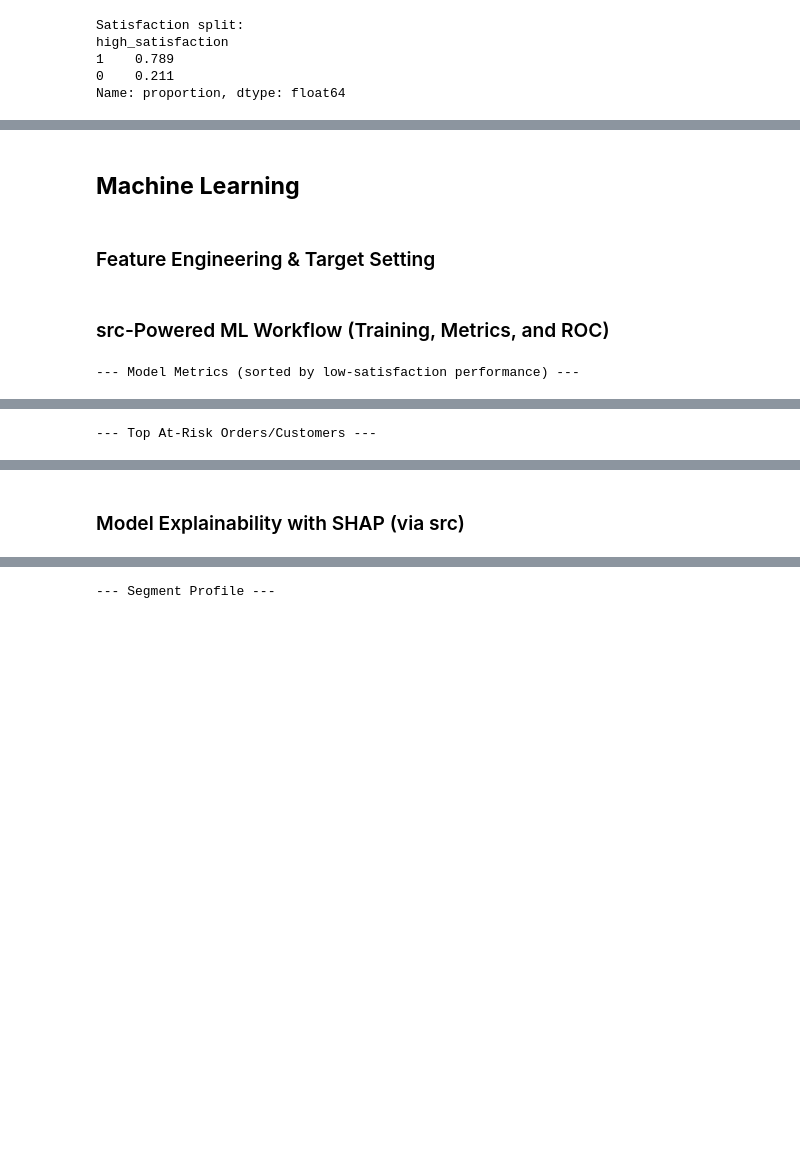
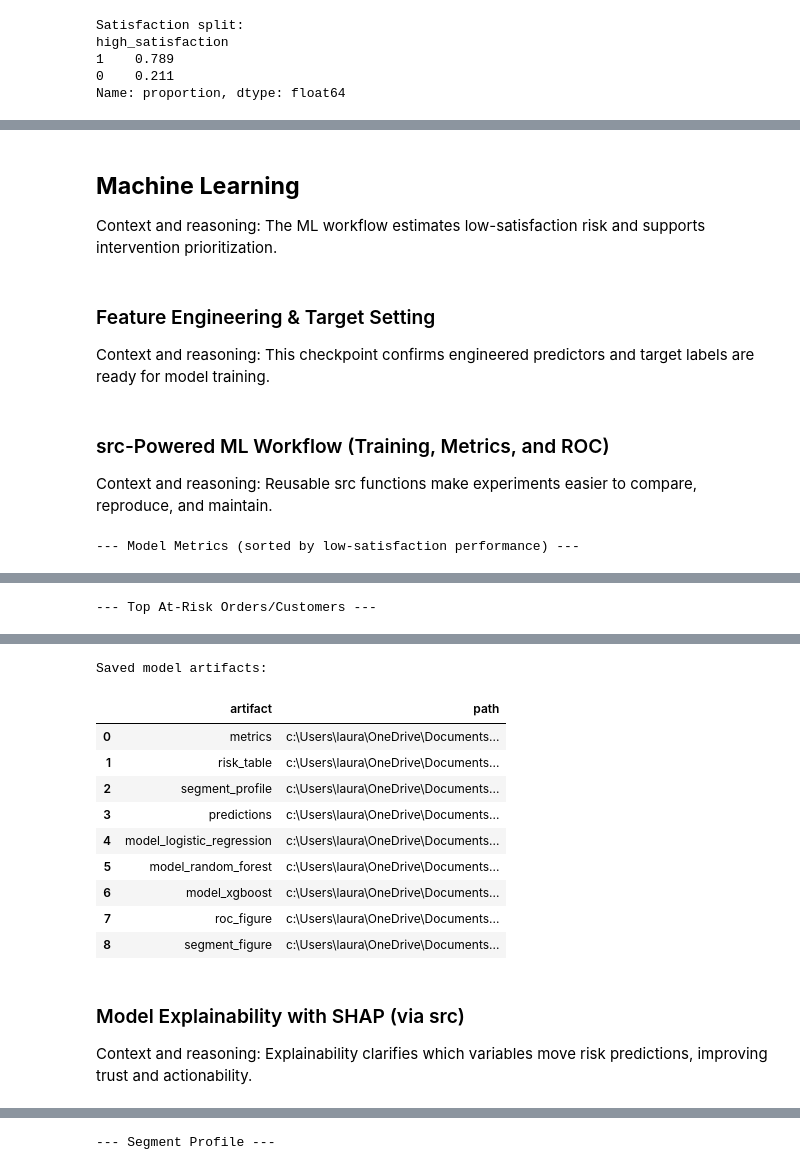
Before and after one commit to lauraromerog/Improving_Customer_Retention_through_Payment_Analytics, a Jupyter notebook: notebooks/olist_payment_analytics.ipynb, the cells around one changed output, grey strips where cells are left out. Saved outputs shown, nothing was run; the diff lists cells and outputs as text; code cells hidden in the pictures; blank space fills up the shorter version.

```diff
--- a/notebooks/olist_payment_analytics.ipynb
+++ b/notebooks/olist_payment_analytics.ipynb
@@ -291,20 +271,20 @@ Name: proportion, dtype: float64
 # %%
-# Drop rows where key ML features are missing
-ML_FEATURES = [
-    "payment_installments", "total_price", "total_freight",
-    "delivery_delta", "delivery_speed_days", "is_late",
-    "total_order_value", "customer_lifetime_orders"
-]
-
-df_clean = df.dropna(subset=ML_FEATURES).copy()
+clean_payload = build_clean_dataset(df_features)
+ML_FEATURES = clean_payload["ml_features"]
+df_clean = clean_payload["data"]
 
 print(f"\nFinal clean dataset: {df_clean.shape[0]:,} rows × {df_clean.shape[1]} columns")
-print(f"Dropped {len(df) - len(df_clean):,} rows with missing ML features")
+print(f"Dropped {clean_payload['dropped_rows']:,} rows with missing ML features")
 
-# Quick preview
 df_clean[[
-    "order_id", "customer_state", "payment_type",
-    "payment_installments", "total_order_value",
-    "delivery_delta", "is_late", "review_score", "high_satisfaction"
+    "order_id",
+    "customer_state",
+    "payment_type",
+    "payment_installments",
+    "total_order_value",
+    "delivery_delta",
+    "is_late",
+    "review_score",
+    "high_satisfaction",
 ]].head(5)
 # %% [output]
@@ -558,5 +410,9 @@ if __name__ == "__main__":
 # %% [markdown]
 ## **Machine Learning**
+
+Context and reasoning: The ML workflow estimates low-satisfaction risk and supports intervention prioritization.
 # %% [markdown]
 ### Feature Engineering & Target Setting
+
+Context and reasoning: This checkpoint confirms engineered predictors and target labels are ready for model training.
 # %%
@@ -580,8 +423,9 @@ if not isinstance(df_clean, pd.DataFrame):
     raise ValueError("df_clean is not ready. Run the data preparation cells first.")
 # %% [markdown]
 ### src-Powered ML Workflow (Training, Metrics, and ROC)
+
+Context and reasoning: Reusable src functions make experiments easier to compare, reproduce, and maintain.
 # %%
-# Use the reusable src workflow instead of re-implementing training logic in-notebook
 numeric_features = get_numeric_feature_set(feature_scope="post_delivery")
 
 ml_results = run_full_ml_workflow(
@@ -592,6 +436,9 @@ ml_results = run_full_ml_workflow(
     compute_shap=True,
     random_state=42,
 )
+
+MODEL_DIR = project_root / "outputs" / "model"
+saved_model_artifacts = save_model_artifacts(ml_results, output_dir=MODEL_DIR)
 
 print("--- Model Metrics (sorted by low-satisfaction performance) ---")
 display(ml_results["metrics"])
@@ -602,35 +449,58 @@ display(
         [
             "scoring_model",
             "predicted_risk_band",
             "predicted_low_probability",
             "predicted_high_probability",
             "decision_threshold",
         ]
     ].head(10)
 )
 
+print("\nSaved model artifacts:")
+display(
+    pd.DataFrame(
+        {
+            "artifact": list(saved_model_artifacts.keys()),
+            "path": list(saved_model_artifacts.values()),
+        }
+    )
+)
+
 if ml_results["roc_figure"] is not None:
     ml_results["roc_figure"].show()
 # %% [output]
 --- Model Metrics (sorted by low-satisfaction performance) ---
 |  | model | decision_threshold | validation_f1_low_satisfaction | validation_recall_low_satisfaction | f1_high_satisfaction | ... |
 | 0 | XGBoost | 0.79 | 0.416348 | 0.455728 | 0.826927 | ... |
 | 1 | Logistic Regression | 0.53 | 0.408657 | 0.417957 | 0.835184 | ... |
 | 2 | Random Forest | 0.58 | 0.394867 | 0.419195 | 0.826065 | ... |
 --- Top At-Risk Orders/Customers ---
 |  | scoring_model | predicted_risk_band | predicted_low_probability | predicted_high_probability | decision_threshold |
 | 0 | XGBoost | high | 0.981112 | 0.018888 | 0.79 |
 | 1 | XGBoost | high | 0.980055 | 0.019945 | 0.79 |
 | 2 | XGBoost | high | 0.979795 | 0.020205 | 0.79 |
 | 3 | XGBoost | high | 0.977100 | 0.022900 | 0.79 |
 | 4 | XGBoost | high | 0.976697 | 0.023303 | 0.79 |
 | 5 | XGBoost | high | 0.975325 | 0.024675 | 0.79 |
 | 6 | XGBoost | high | 0.975071 | 0.024929 | 0.79 |
 | 7 | XGBoost | high | 0.974542 | 0.025458 | 0.79 |
 | 8 | XGBoost | high | 0.974419 | 0.025581 | 0.79 |
 | 9 | XGBoost | high | 0.974101 | 0.025899 | 0.79 |
+Saved model artifacts:
+|  | artifact | path |
+| 0 | metrics | c:\Users\laura\OneDrive\Documents... |
+| 1 | risk_table | c:\Users\laura\OneDrive\Documents... |
+| 2 | segment_profile | c:\Users\laura\OneDrive\Documents... |
+| 3 | predictions | c:\Users\laura\OneDrive\Documents... |
+| 4 | model_logistic_regression | c:\Users\laura\OneDrive\Documents... |
+| 5 | model_random_forest | c:\Users\laura\OneDrive\Documents... |
+| 6 | model_xgboost | c:\Users\laura\OneDrive\Documents... |
+| 7 | roc_figure | c:\Users\laura\OneDrive\Documents... |
+| 8 | segment_figure | c:\Users\laura\OneDrive\Documents... |
 # %% [markdown]
 ### Model Explainability with SHAP (via src)
+
+Context and reasoning: Explainability clarifies which variables move risk predictions, improving trust and actionability.
 # %%
 print("Generating SHAP Summary Plot...")
 
```
Also changed, not shown: parts of 39 cells of this notebook, 7 other files.
